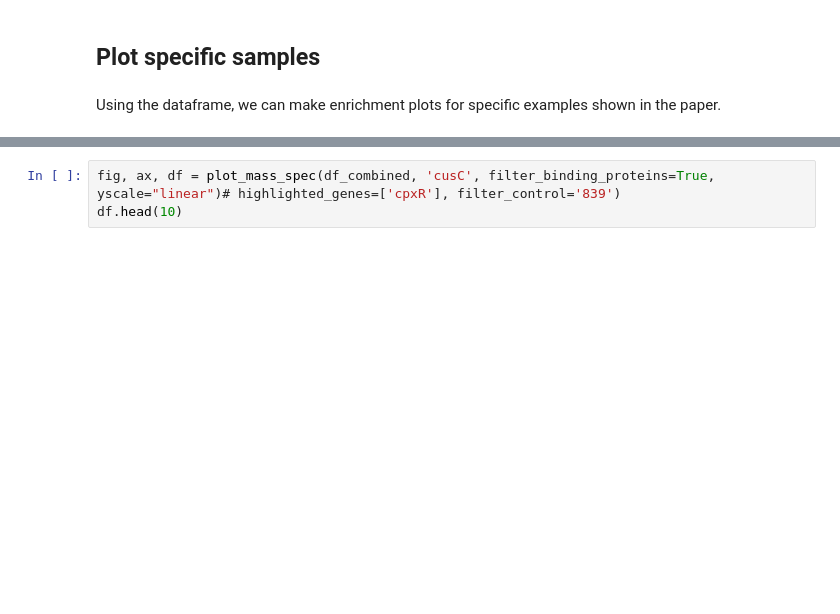
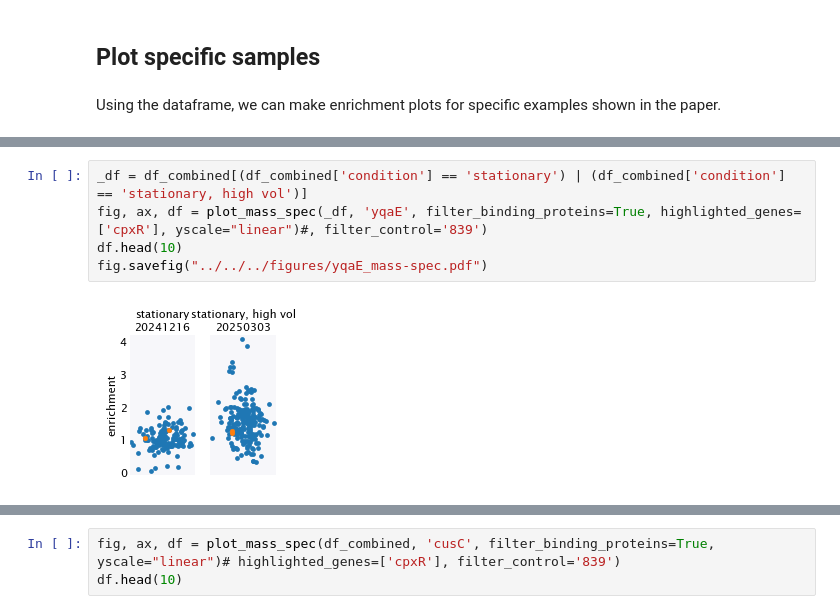
Before and after one commit to RPGroup-PBoC/reg-seq_env, a Jupyter notebook: code/analysis/mass-spec/parsing_mass_spec.ipynb, the cells around one changed output, grey strips where cells are left out. Drawn from its saved outputs; the diff is of its cells as text; blank space fills up the shorter version.

```diff
--- a/code/processing/mass-spec/parsing_mass_spec.ipynb
+++ b/code/analysis/mass-spec/parsing_mass_spec.ipynb
@@ -1334,0 +1354,7 @@ def plot_mass_spec(df, sample, filter_binding_proteins=False, highlighted_genes=
+# %%
+_df = df_combined[(df_combined['condition'] == 'stationary') | (df_combined['condition'] == 'stationary, high vol')]
+fig, ax, df = plot_mass_spec(_df, 'yqaE', filter_binding_proteins=True, highlighted_genes=['cpxR'], yscale="linear")#, filter_control='839')
+df.head(10)
+fig.savefig("../../../figures/yqaE_mass-spec.pdf")
+# %% [output]
+[figure, added]
```
Also changed, not shown: parts of 9 cells of this notebook, 10 other files.
